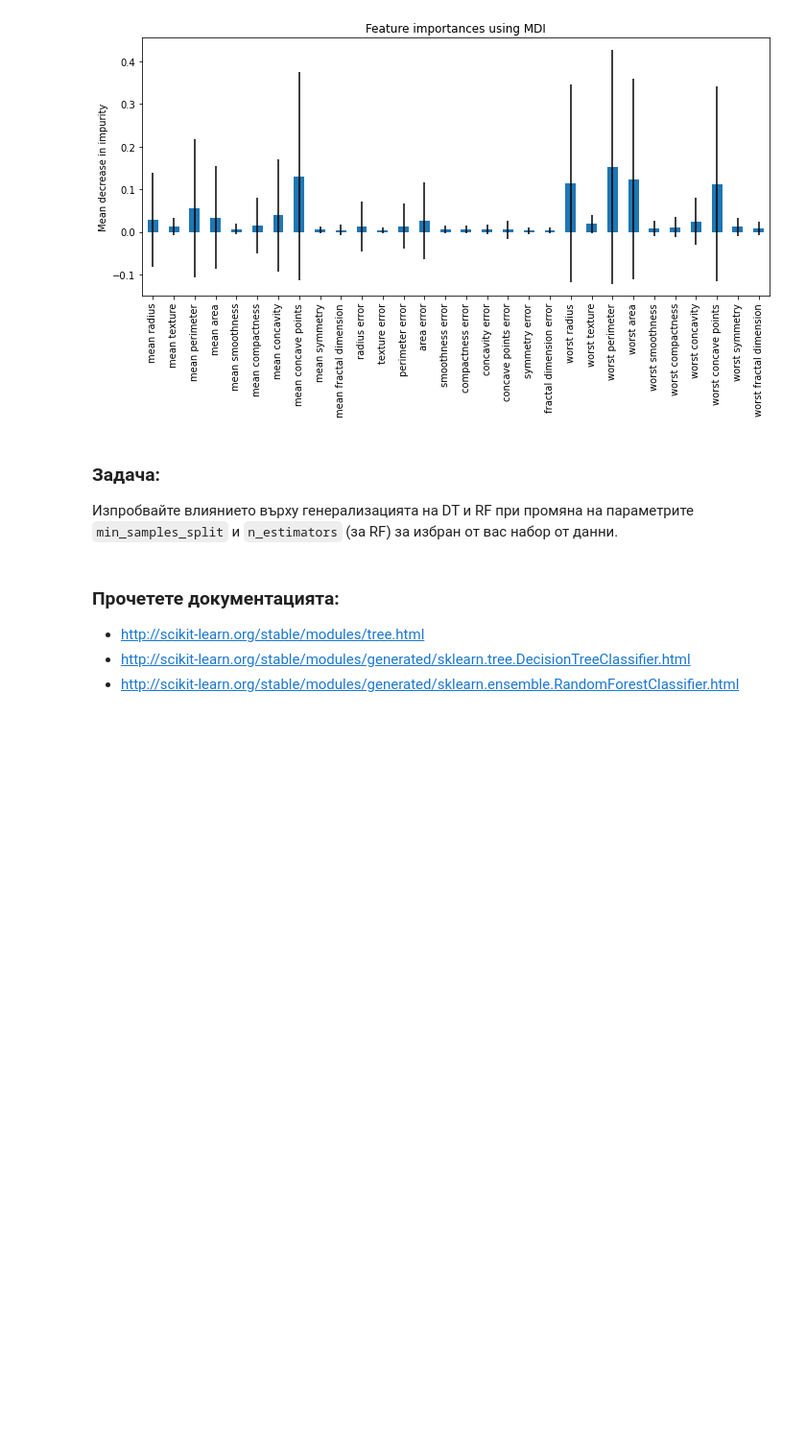
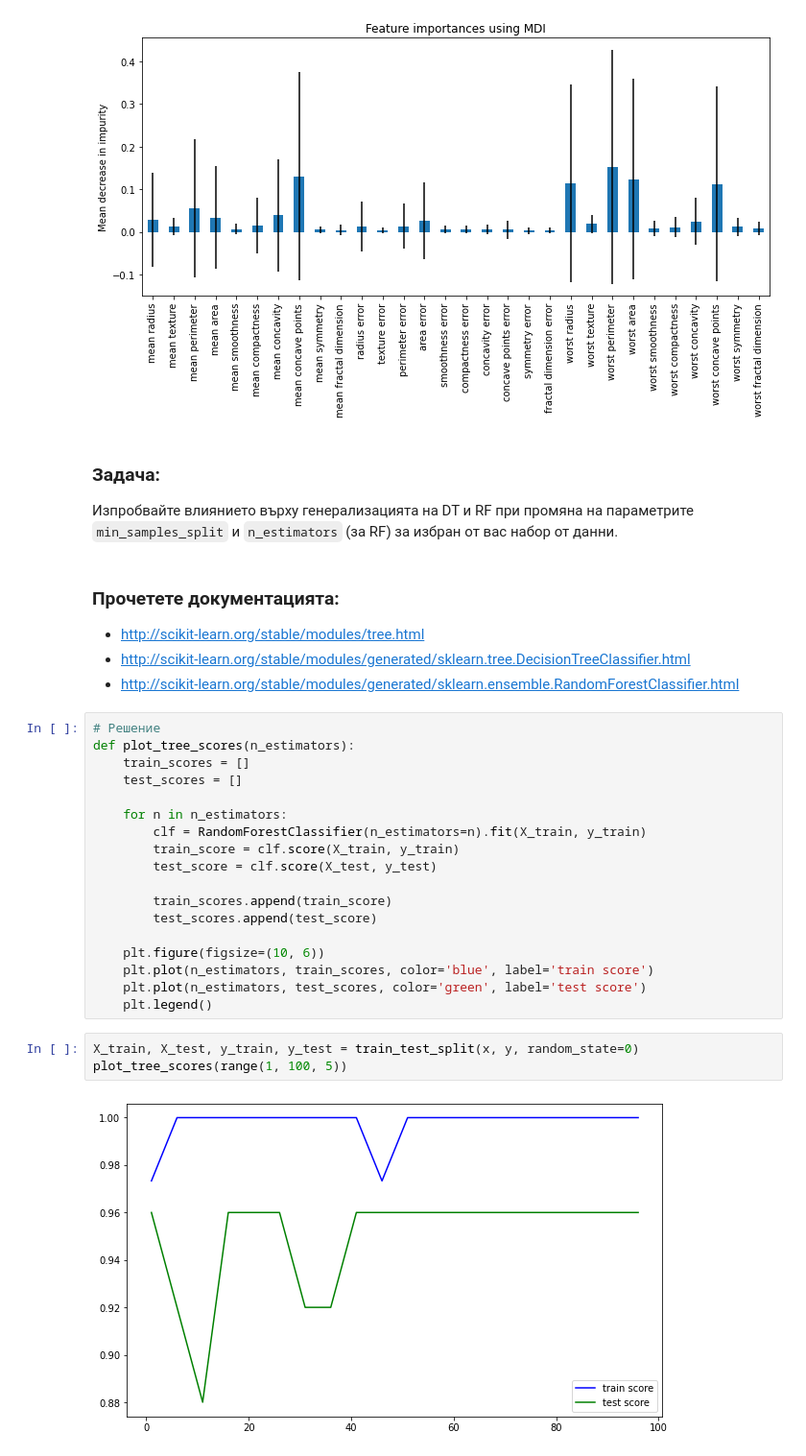
Before and after one commit to melaniab/ml_course, a Jupyter notebook: lecutures_2022/05-decision-trees.ipynb, the cells around one changed output. Shown at 96% size. Cells and saved outputs as stored; diff of their text form; blank space fills up the shorter version.

```diff
--- a/lecutures_2022/05-decision-trees.ipynb
+++ b/lecutures_2022/05-decision-trees.ipynb
@@ -639,3 +639,26 @@ fig.tight_layout()
 * http://scikit-learn.org/stable/modules/tree.html
 * http://scikit-learn.org/stable/modules/generated/sklearn.tree.DecisionTreeClassifier.html
 * http://scikit-learn.org/stable/modules/generated/sklearn.ensemble.RandomForestClassifier.html
+# %%
+# Решение
+def plot_tree_scores(n_estimators):
+    train_scores = []
+    test_scores = []
+
+    for n in n_estimators:
+        clf = RandomForestClassifier(n_estimators=n).fit(X_train, y_train)
+        train_score = clf.score(X_train, y_train)
+        test_score = clf.score(X_test, y_test)
+
+        train_scores.append(train_score)
+        test_scores.append(test_score)
+
+    plt.figure(figsize=(10, 6))
+    plt.plot(n_estimators, train_scores, color='blue', label='train score')
+    plt.plot(n_estimators, test_scores, color='green', label='test score')
+    plt.legend()
+# %%
+X_train, X_test, y_train, y_test = train_test_split(x, y, random_state=0)
+plot_tree_scores(range(1, 100, 5))
+# %% [output]
+[figure, added]
```
Also changed, not shown: parts of 5 cells of this notebook.
